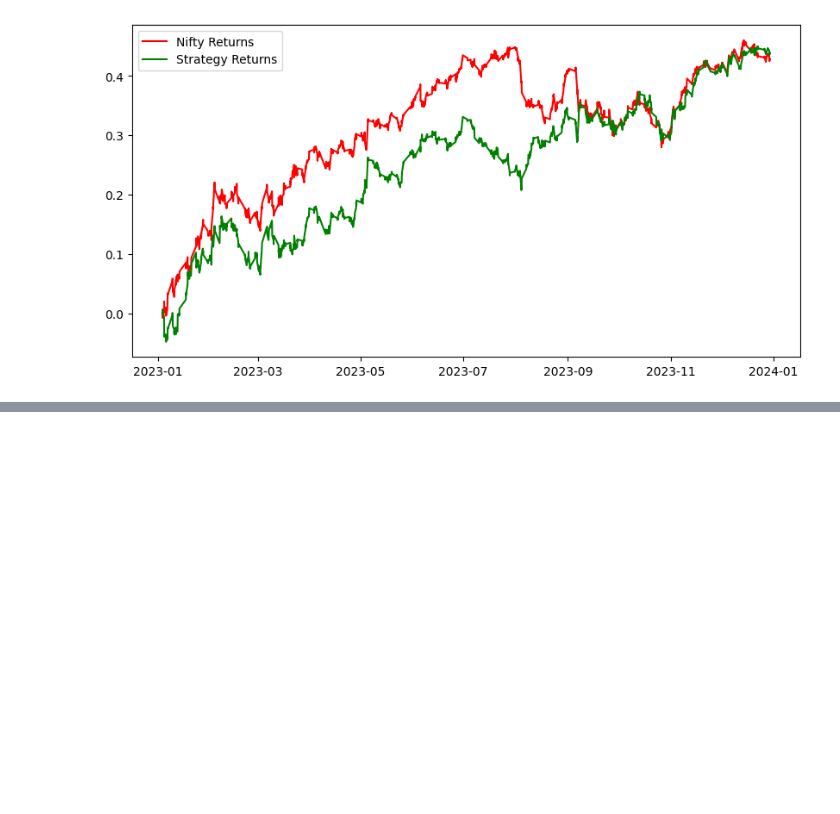
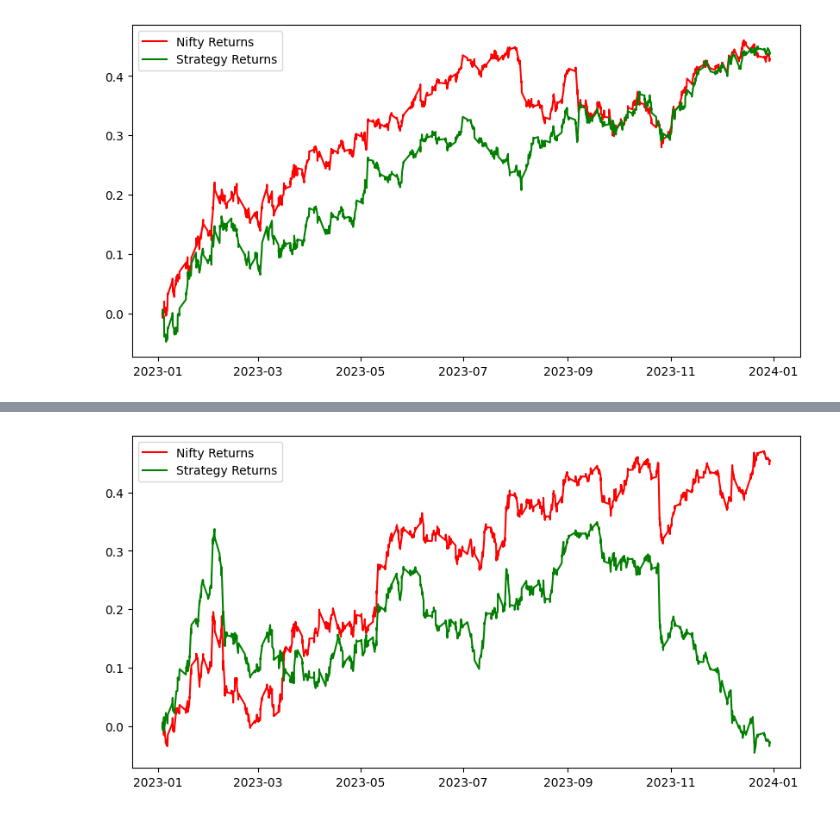
Before and after one commit to inuneko89/DADS_6003, a Jupyter notebook: Logistic_Regression.ipynb, the cells around one changed output, grey strips where cells are left out. Saved outputs shown, nothing was run; the diff lists cells and outputs as text; code cells hidden in the pictures; blank space fills up the shorter version.

```diff
--- a/Logistic_Regression.ipynb
+++ b/Logistic_Regression.ipynb
@@ -343,0 +363,8 @@ X1
+# %%
+df1['S_10'] = df1['Close'].rolling(window=10).mean()
+df1['Corr'] = df1['Close'].rolling(window=10).corr(df['S_10'])
+df1['RSI'] = ta.RSI(np.array(df1['Close']), timeperiod =10)
+df1['Open-Close'] = df1['Open'] - df1['Close'].shift(1)
+df1['Open-Open'] = df1['Open'] - df1['Open'].shift(1)
+
+X1 = df1.iloc[:,:9]
@@ -343,0 +376,18 @@ X1
+# %%
+import numpy as np
+import pandas as pd
+from sklearn.model_selection import train_test_split
+from sklearn.linear_model import LogisticRegression
+
+# ตรวจสอบและลบข้อมูลที่ไม่เหมาะสม
+valid_indices = np.isfinite(X_train).all(axis=1) & np.isfinite(y_train)
+
+X1_train = X_train[valid_indices]
+y1_train = y_train[valid_indices]
+
+# แบ่งข้อมูลเป็นชุด train และ test
+X1_train, X1_test, y1_train, y1_test = train_test_split(X1_train, y1_train, test_size=0.3, random_state=42)
+
+# สร้างและฝึกโมเดล Logistic Regression
+model = LogisticRegression()
+model.fit(X1_train, y1_train)
@@ -343,0 +443,20 @@ X1
+# %%
+predicted_signal1 = model.predict(X_imputed)
+df1['Predicted_Signal1'] = predicted_signal1
+
+# คำนวณผลตอบแทนของ Nifty
+df1['Nifty_returns1'] = np.log(df1['Close'] / df1['Close'].shift(1))
+Cumulative_Nifty_returns1 = np.cumsum(df1['Nifty_returns1'])  # ต้องกำหนด split ตามที่เหมาะสม
+
+# คำนวณผลตอบแทนของกลยุทธ์
+df1['Strategy_returns1'] = df1['Nifty_returns1'] * df1['Predicted_Signal1'].shift(1)
+Cumulative_Strategy_returns = np.cumsum(df1['Strategy_returns1'])  # ต้องกำหนด split ตามที่เหมาะสม
+
+# พล็อตกราฟ
+plt.figure(figsize=(10,5))
+plt.plot(Cumulative_Nifty_returns1, color='r',label = 'Nifty Returns')  # ปรับชื่อรายการให้เป็น 'Nifty Returns'
+plt.plot(Cumulative_Strategy_returns, color='g', label = 'Strategy Returns')  # ปรับชื่อรายการให้เป็น 'Strategy Returns'
+plt.legend()
+plt.show()
+# %% [output]
+[figure, added]
```
Also changed, not shown: parts of 9 cells of this notebook.
